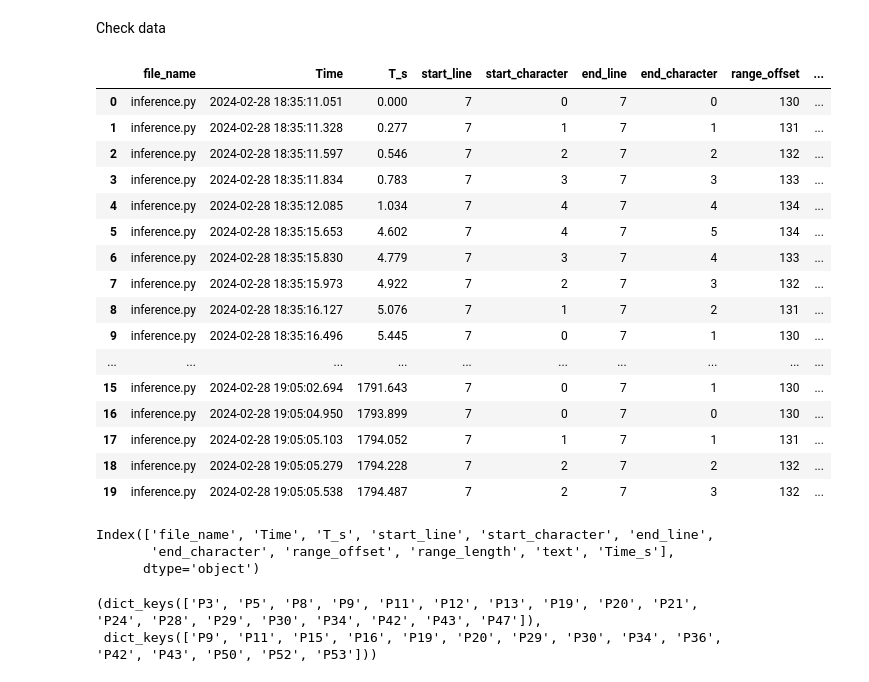
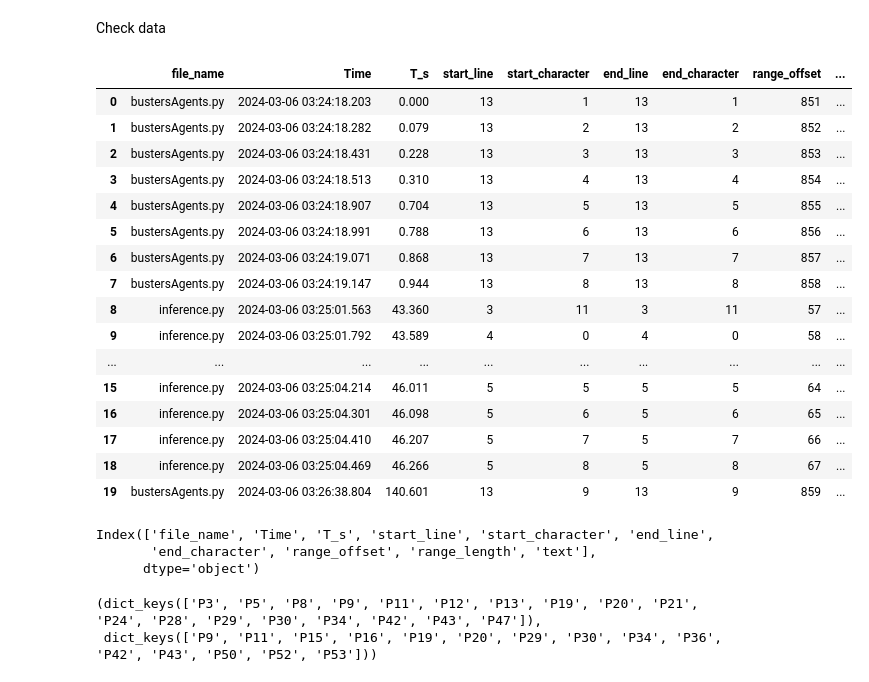
Before and after one commit to feyzijan/EDA_Productivity, a Jupyter notebook: KeylogAnalysisDataPrep.ipynb, the cells around one changed output. Saved outputs shown, nothing was run; the diff lists cells and outputs as text; code cells hidden in the pictures.

Commit message:
fix data prep steps

```diff
--- a/KeylogAnalysisDataPrep.ipynb
+++ b/KeylogAnalysisDataPrep.ipynb
@@ -30,31 +65,31 @@ Check data
 # %%
 pd.set_option('display.max_rows', 100)
 # %%
-df = keylog_data_a3['P5']
+df = keylog_data_a3['P9']
 df.head(20)
 # %% [output]
 |  | file_name | Time | T_s | start_line | start_character | end_line | end_character | range_offset | ... |
-| 0 | inference.py | 2024-02-28 18:35:11.051 | 0.000 | 7 | 0 | 7 | 0 | 130 | ... |
-| 1 | inference.py | 2024-02-28 18:35:11.328 | 0.277 | 7 | 1 | 7 | 1 | 131 | ... |
-| 2 | inference.py | 2024-02-28 18:35:11.597 | 0.546 | 7 | 2 | 7 | 2 | 132 | ... |
-| 3 | inference.py | 2024-02-28 18:35:11.834 | 0.783 | 7 | 3 | 7 | 3 | 133 | ... |
-| 4 | inference.py | 2024-02-28 18:35:12.085 | 1.034 | 7 | 4 | 7 | 4 | 134 | ... |
-| 5 | inference.py | 2024-02-28 18:35:15.653 | 4.602 | 7 | 4 | 7 | 5 | 134 | ... |
-| 6 | inference.py | 2024-02-28 18:35:15.830 | 4.779 | 7 | 3 | 7 | 4 | 133 | ... |
-| 7 | inference.py | 2024-02-28 18:35:15.973 | 4.922 | 7 | 2 | 7 | 3 | 132 | ... |
-| 8 | inference.py | 2024-02-28 18:35:16.127 | 5.076 | 7 | 1 | 7 | 2 | 131 | ... |
-| 9 | inference.py | 2024-02-28 18:35:16.496 | 5.445 | 7 | 0 | 7 | 1 | 130 | ... |
+| 0 | bustersAgents.py | 2024-03-06 03:24:18.203 | 0.000 | 13 | 1 | 13 | 1 | 851 | ... |
+| 1 | bustersAgents.py | 2024-03-06 03:24:18.282 | 0.079 | 13 | 2 | 13 | 2 | 852 | ... |
+| 2 | bustersAgents.py | 2024-03-06 03:24:18.431 | 0.228 | 13 | 3 | 13 | 3 | 853 | ... |
+| 3 | bustersAgents.py | 2024-03-06 03:24:18.513 | 0.310 | 13 | 4 | 13 | 4 | 854 | ... |
+| 4 | bustersAgents.py | 2024-03-06 03:24:18.907 | 0.704 | 13 | 5 | 13 | 5 | 855 | ... |
+| 5 | bustersAgents.py | 2024-03-06 03:24:18.991 | 0.788 | 13 | 6 | 13 | 6 | 856 | ... |
+| 6 | bustersAgents.py | 2024-03-06 03:24:19.071 | 0.868 | 13 | 7 | 13 | 7 | 857 | ... |
+| 7 | bustersAgents.py | 2024-03-06 03:24:19.147 | 0.944 | 13 | 8 | 13 | 8 | 858 | ... |
+| 8 | inference.py | 2024-03-06 03:25:01.563 | 43.360 | 3 | 11 | 3 | 11 | 57 | ... |
+| 9 | inference.py | 2024-03-06 03:25:01.792 | 43.589 | 4 | 0 | 4 | 0 | 58 | ... |
 | ... | ... | ... | ... | ... | ... | ... | ... | ... | ... |
-| 15 | inference.py | 2024-02-28 19:05:02.694 | 1791.643 | 7 | 0 | 7 | 1 | 130 | ... |
-| 16 | inference.py | 2024-02-28 19:05:04.950 | 1793.899 | 7 | 0 | 7 | 0 | 130 | ... |
-| 17 | inference.py | 2024-02-28 19:05:05.103 | 1794.052 | 7 | 1 | 7 | 1 | 131 | ... |
-| 18 | inference.py | 2024-02-28 19:05:05.279 | 1794.228 | 7 | 2 | 7 | 2 | 132 | ... |
-| 19 | inference.py | 2024-02-28 19:05:05.538 | 1794.487 | 7 | 2 | 7 | 3 | 132 | ... |
+| 15 | inference.py | 2024-03-06 03:25:04.214 | 46.011 | 5 | 5 | 5 | 5 | 64 | ... |
+| 16 | inference.py | 2024-03-06 03:25:04.301 | 46.098 | 5 | 6 | 5 | 6 | 65 | ... |
+| 17 | inference.py | 2024-03-06 03:25:04.410 | 46.207 | 5 | 7 | 5 | 7 | 66 | ... |
+| 18 | inference.py | 2024-03-06 03:25:04.469 | 46.266 | 5 | 8 | 5 | 8 | 67 | ... |
+| 19 | bustersAgents.py | 2024-03-06 03:26:38.804 | 140.601 | 13 | 9 | 13 | 9 | 859 | ... |
 # %%
 df.columns
 # %% [output]
 Index(['file_name', 'Time', 'T_s', 'start_line', 'start_character', 'end_line',
-       'end_character', 'range_offset', 'range_length', 'text', 'Time_s'],
+       'end_character', 'range_offset', 'range_length', 'text'],
       dtype='object')
 # %%
 keylog_data_a3.keys(), keylog_data_a4.keys()
```
Also changed, not shown: parts of 24 cells of this notebook, 3 other files.
